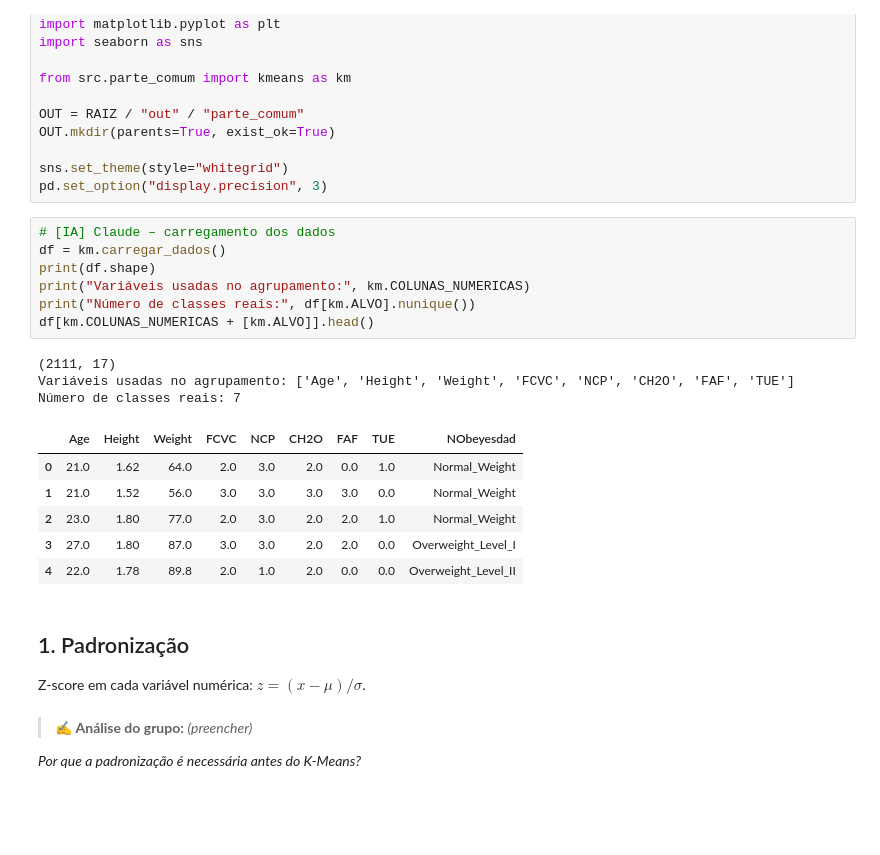
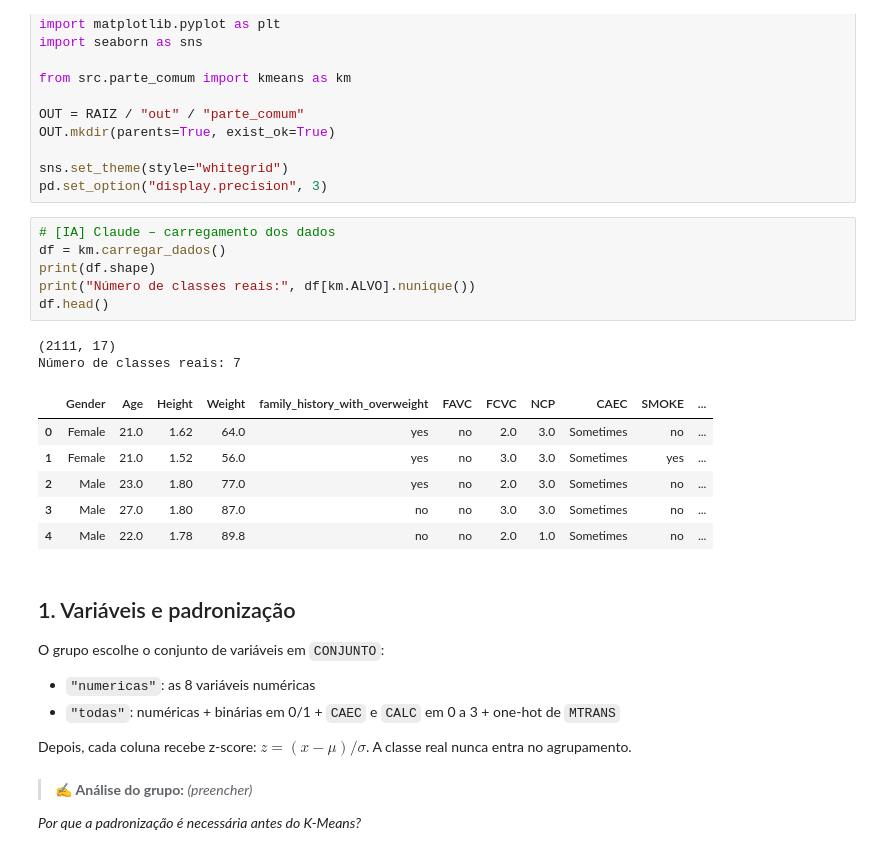
Before and after one commit to Pedro0602/projeto-avd, a Jupyter notebook: notebooks/parte_comum/kmeans_metricas.ipynb, the cells around one changed output. Cells and saved outputs as stored; diff of their text form; blank space fills up the shorter version.

```diff
--- a/notebooks/parte_comum/kmeans_metricas.ipynb
+++ b/notebooks/parte_comum/kmeans_metricas.ipynb
@@ -32,24 +32,27 @@ pd.set_option("display.precision", 3)
 # %%
 # [IA] Claude – carregamento dos dados
 df = km.carregar_dados()
 print(df.shape)
-print("Variáveis usadas no agrupamento:", km.COLUNAS_NUMERICAS)
 print("Número de classes reais:", df[km.ALVO].nunique())
-df[km.COLUNAS_NUMERICAS + [km.ALVO]].head()
+df.head()
 # %% [output]
 (2111, 17)
-Variáveis usadas no agrupamento: ['Age', 'Height', 'Weight', 'FCVC', 'NCP', 'CH2O', 'FAF', 'TUE']
 Número de classes reais: 7
-|  | Age | Height | Weight | FCVC | NCP | CH2O | FAF | TUE | NObeyesdad |
-| 0 | 21.0 | 1.62 | 64.0 | 2.0 | 3.0 | 2.0 | 0.0 | 1.0 | Normal_Weight |
-| 1 | 21.0 | 1.52 | 56.0 | 3.0 | 3.0 | 3.0 | 3.0 | 0.0 | Normal_Weight |
-| 2 | 23.0 | 1.80 | 77.0 | 2.0 | 3.0 | 2.0 | 2.0 | 1.0 | Normal_Weight |
-| 3 | 27.0 | 1.80 | 87.0 | 3.0 | 3.0 | 2.0 | 2.0 | 0.0 | Overweight_Level_I |
-| 4 | 22.0 | 1.78 | 89.8 | 2.0 | 1.0 | 2.0 | 0.0 | 0.0 | Overweight_Level_II |
+|  | Gender | Age | Height | Weight | family_history_with_overweight | FAVC | FCVC | NCP | CAEC | SMOKE | ... |
+| 0 | Female | 21.0 | 1.62 | 64.0 | yes | no | 2.0 | 3.0 | Sometimes | no | ... |
+| 1 | Female | 21.0 | 1.52 | 56.0 | yes | no | 3.0 | 3.0 | Sometimes | yes | ... |
+| 2 | Male | 23.0 | 1.80 | 77.0 | yes | no | 2.0 | 3.0 | Sometimes | no | ... |
+| 3 | Male | 27.0 | 1.80 | 87.0 | no | no | 3.0 | 3.0 | Sometimes | no | ... |
+| 4 | Male | 22.0 | 1.78 | 89.8 | no | no | 2.0 | 1.0 | Sometimes | no | ... |
 # %% [markdown]
-## 1. Padronização
+## 1. Variáveis e padronização
 
-Z-score em cada variável numérica: $z = (x - \mu) / \sigma$.
+O grupo escolhe o conjunto de variáveis em `CONJUNTO`:
+
+- `"numericas"`: as 8 variáveis numéricas
+- `"todas"`: numéricas + binárias em 0/1 + `CAEC` e `CALC` em 0 a 3 + one-hot de `MTRANS`
+
+Depois, cada coluna recebe z-score: $z = (x - \mu) / \sigma$. A classe real nunca entra no agrupamento.
 # %% [markdown]
 > ✍️ **Análise do grupo:** _(preencher)_
 
```
Also changed, not shown: parts of 5 cells of this notebook.
